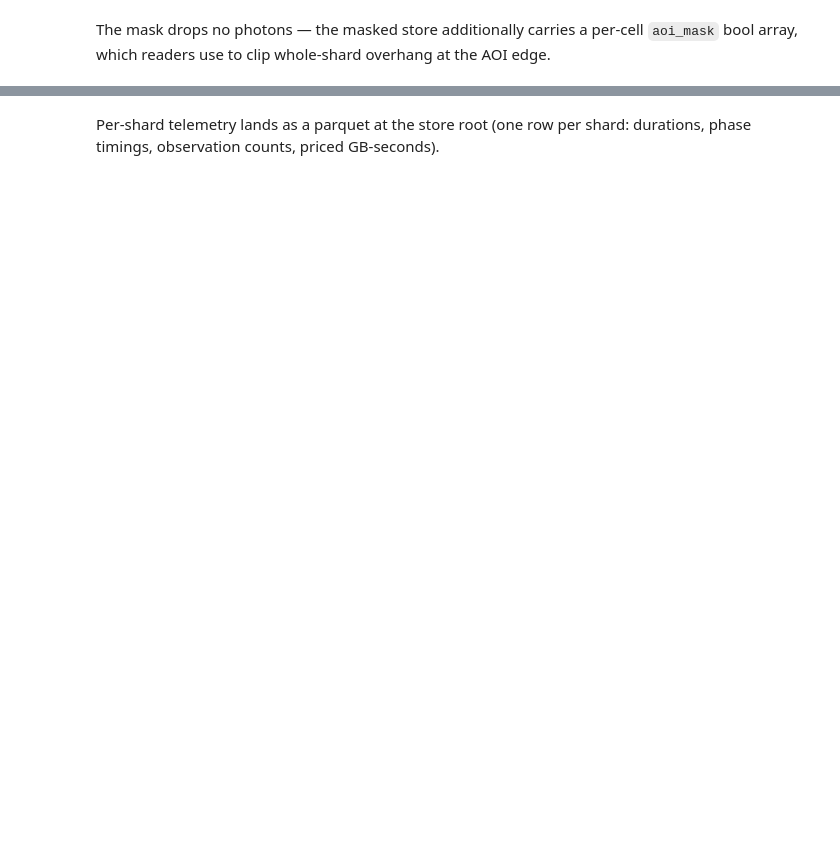
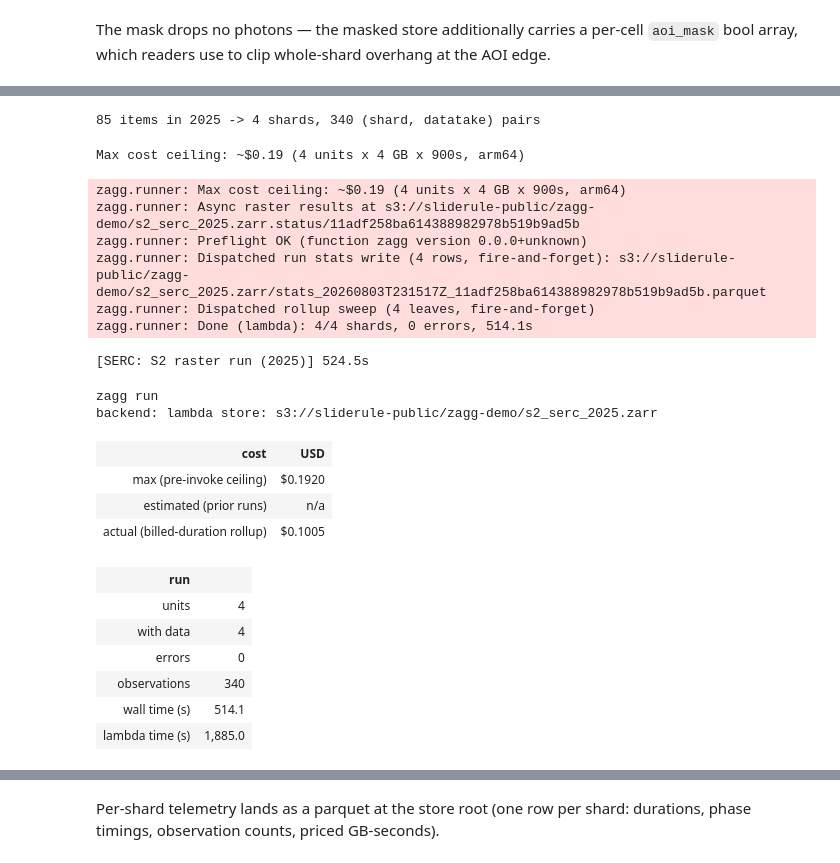
Before and after one commit to englacial/magg, a Jupyter notebook: demo/02_write.ipynb, the cells around one changed output, grey strips where cells are left out. Cells and saved outputs as stored; diff of their text form; code cells hidden in the pictures; blank space fills up the shorter version.

Commit message:
more updates for demo runs

```diff
--- a/demo/02_write.ipynb
+++ b/demo/02_write.ipynb
@@ -174,0 +519,51 @@ print(format_max_cost(max_cost_preview(ca_config, catalog=ca_map)))
+# %%
+s2_full = Catalog.from_geoparquet(str(OUT / "catalog_s2_serc.parquet"))
+s2_2025 = Catalog(
+    s2_full.table.filter(pc.equal(pc.year(s2_full.table.column("datetime")), 2025)),
+    dict(s2_full.metadata),
+)
+
+s2_config = default_config("sentinel2_l2a")
+s2_config.output["grid"]["parent_order"] = 9
+
+sm_s2_2025 = ShardMap.build(s2_2025, from_config(s2_config), region=serc_parts, mortie_order=9)
+sm_s2_2025.to_json(str(OUT / "shardmap_s2_serc_2025_o9.json"))
+print(
+    f"{len(s2_2025):,} items in 2025 -> {sm_s2_2025.metadata['total_shards']} shards, "
+    f"{sm_s2_2025.metadata['total_pairs']:,} (shard, datatake) pairs"
+)
+# %% [output]
+85 items in 2025 -> 4 shards, 340 (shard, datatake) pairs
+# %%
+with stage("SERC: S2 raster run (2025)"):
+    s2_view = znb.run(
+        s2_config,
+        catalog=str(OUT / "shardmap_s2_serc_2025_o9.json"),
+        backend="lambda",
+        store=f"{STORE}/s2_serc_2025.zarr",
+        overwrite=True,
+        profile=True,  # per-stage fetch/decode/sample/write splits in the stats parquet
+    )
+s2_view
+# %% [output]
+Max cost ceiling: ~$0.19 (4 units x 4 GB x 900s, arm64)
+zagg.runner: Max cost ceiling: ~$0.19 (4 units x 4 GB x 900s, arm64)
+zagg.runner: Async raster results at s3://sliderule-public/zagg-demo/s2_serc_2025.zarr.status/11adf258ba614388982978b519b9ad5b
+zagg.runner: Preflight OK (function zagg version 0.0.0+unknown)
+zagg.runner: Dispatched run stats write (4 rows, fire-and-forget): s3://sliderule-public/zagg-demo/s2_serc_2025.zarr/stats_20260803T231517Z_11adf258ba614388982978b519b9ad5b.parquet
+zagg.runner: Dispatched rollup sweep (4 leaves, fire-and-forget)
+zagg.runner: Done (lambda): 4/4 shards, 0 errors, 514.1s
+[SERC: S2 raster run (2025)] 524.5s
+zagg run
+backend: lambda store: s3://sliderule-public/zagg-demo/s2_serc_2025.zarr
+| cost | USD |
+| max (pre-invoke ceiling) | $0.1920 |
+| estimated (prior runs) | n/a |
+| actual (billed-duration rollup) | $0.1005 |
+| run |  |
+| units | 4 |
+| with data | 4 |
+| errors | 0 |
+| observations | 340 |
+| wall time (s) | 514.1 |
+| lambda time (s) | 1,885.0 |
```
Also changed, not shown: parts of 42 cells of this notebook, 8 other files.
